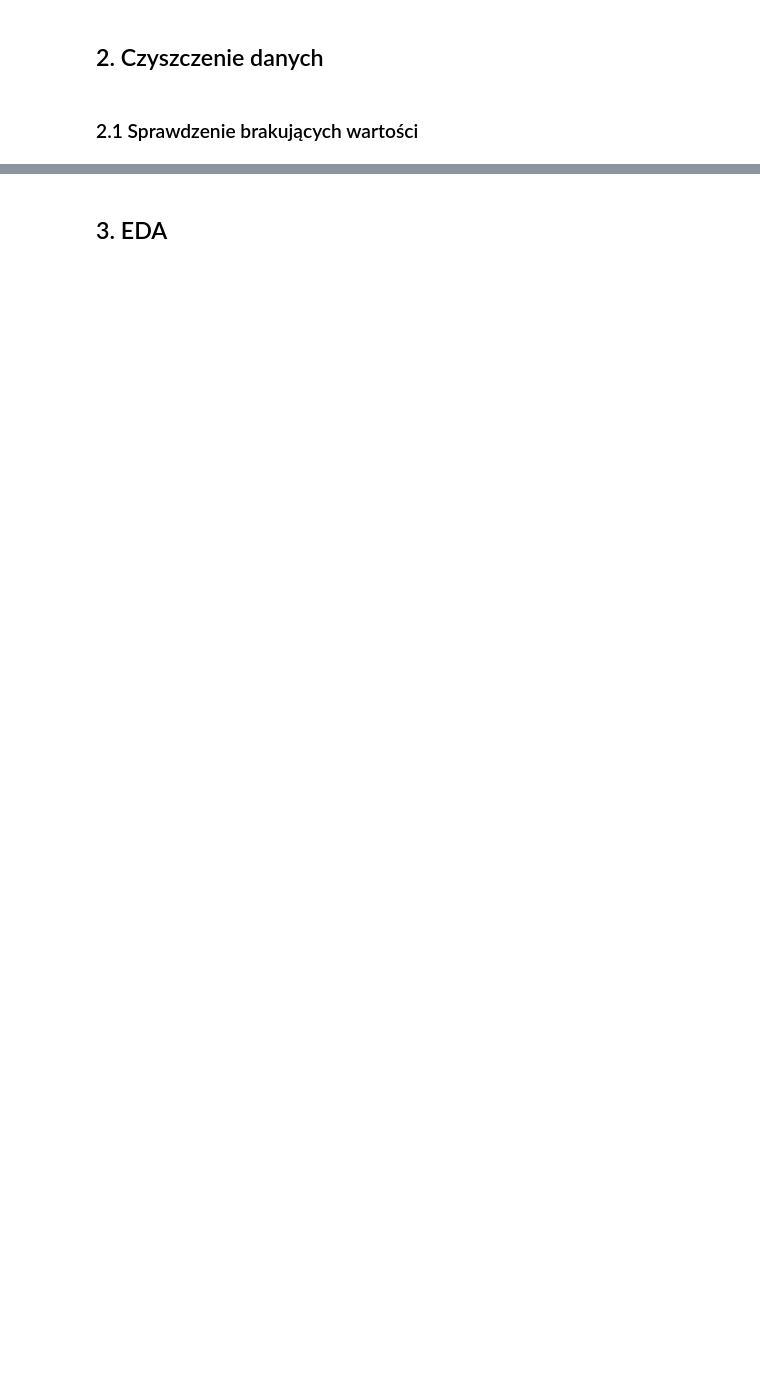
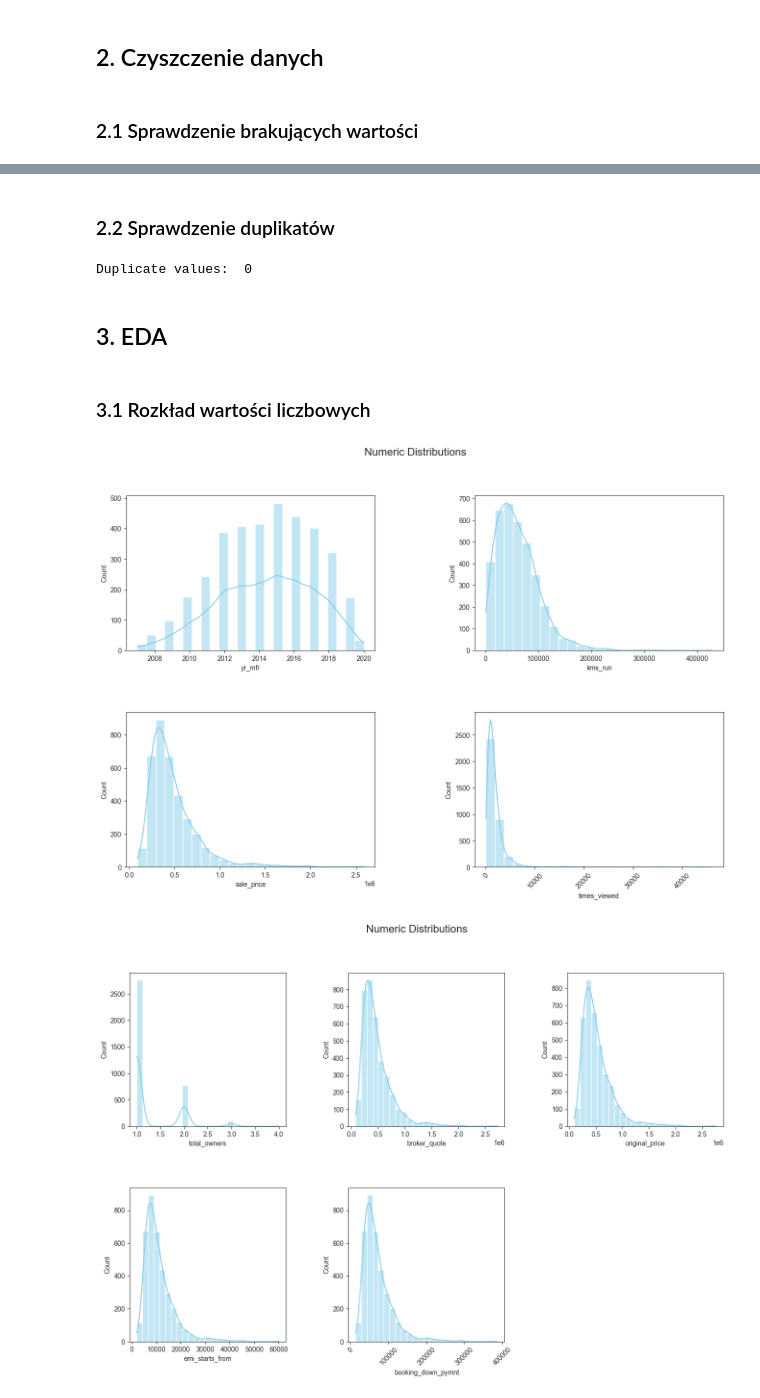
Before and after one commit to milenakoros/GRUPA_1_ASI, a Jupyter notebook: notebooks/01_eda.ipynb, the cells around one changed output, grey strips where cells are left out. Saved outputs shown, nothing was run; the diff lists cells and outputs as text; code cells hidden in the pictures; blank space fills up the shorter version.

```diff
--- a/notebooks/01_eda.ipynb
+++ b/notebooks/01_eda.ipynb
@@ -20,4 +58,6 @@ df.describe()
 # %% [markdown]
 ### 2.1 Sprawdzenie brakujących wartości
 # %%
-df.columns[df.isnull().any()]
+missing_values = df.isnull().sum()
+print(missing_values[missing_values > 0])
+df = df.dropna()
@@ -24,2 +76,37 @@ df.columns[df.isnull().any()]
+# %% [markdown]
+### 2.2 Sprawdzenie duplikatów
+# %%
+duplicate_values = df.duplicated().sum()
+print("Duplicate values: ", duplicate_values)
+# %% [output]
+Duplicate values:  0
 # %% [markdown]
 ## 3. EDA
+# %% [markdown]
+### 3.1 Rozkład wartości liczbowych
+# %%
+numeric_list = df.select_dtypes(include=["int64", "float64"]).columns.tolist()
+
+split_1 = numeric_list[:4]
+split_2 = numeric_list[4:]
+
+def plot_numeric_distributions(df, cols, nrows, ncols, title):
+    fig, axs = plt.subplots(nrows, ncols, figsize=(16, 10))
+    axs = axs.flatten()
+    plt.subplots_adjust(hspace=0.4, wspace=0.4)
+
+    for i, col in enumerate(cols):
+        sns.histplot(df[col], bins=25, kde=True, ax=axs[i], color='skyblue', legend=False)
+
+    for j in range(i+1, len(axs)):
+        fig.delaxes(axs[j])
+
+    fig.suptitle(title, fontsize=16)
+    plt.xticks(rotation=45)
+    plt.show()
+
+plot_numeric_distributions(df, split_1, 2, 2, "Numeric Distributions")
+plot_numeric_distributions(df, split_2, 2, 3, "Numeric Distributions")
+# %% [output]
+[figure, added]
+[figure, added]
```
Also changed, not shown: parts of 18 cells of this notebook.
